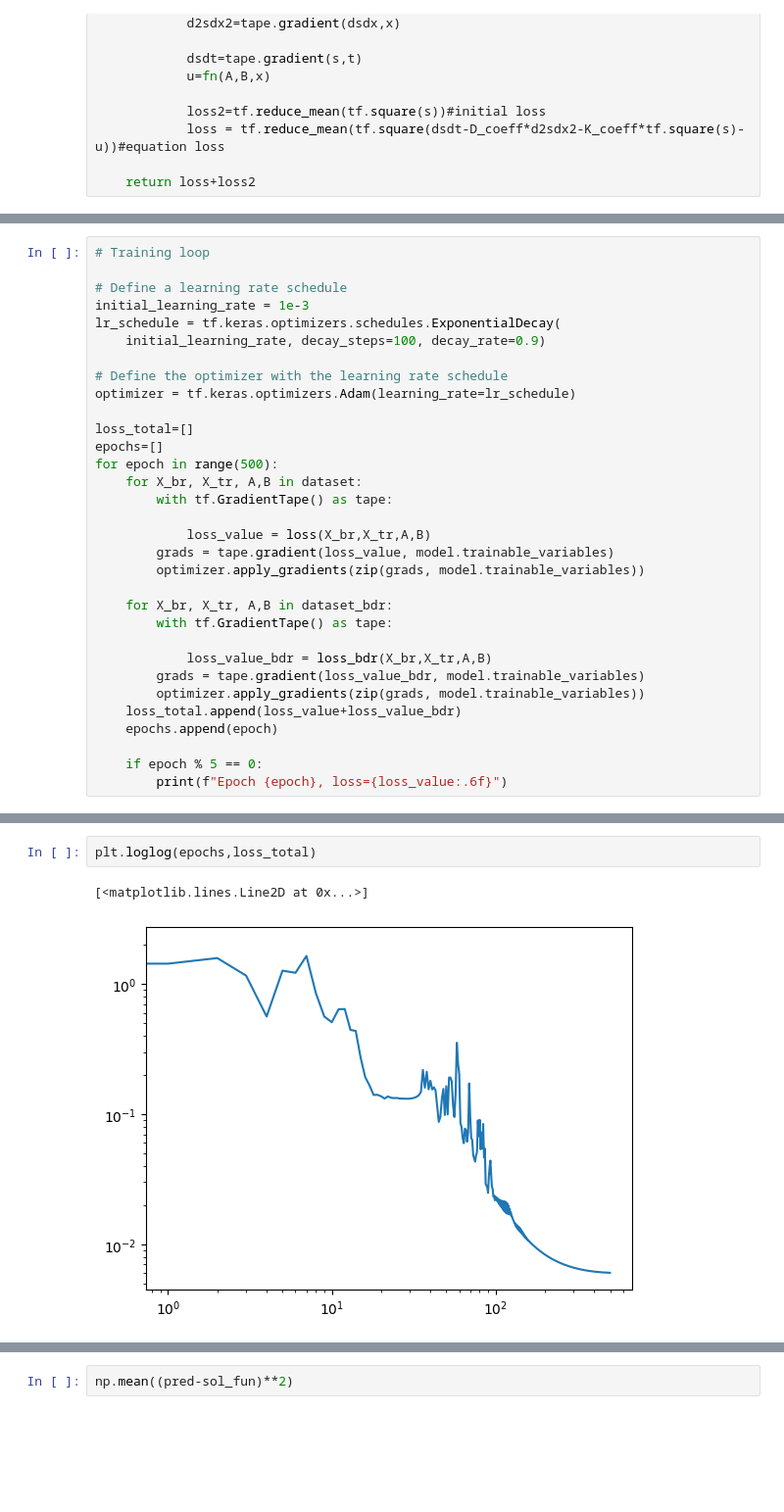
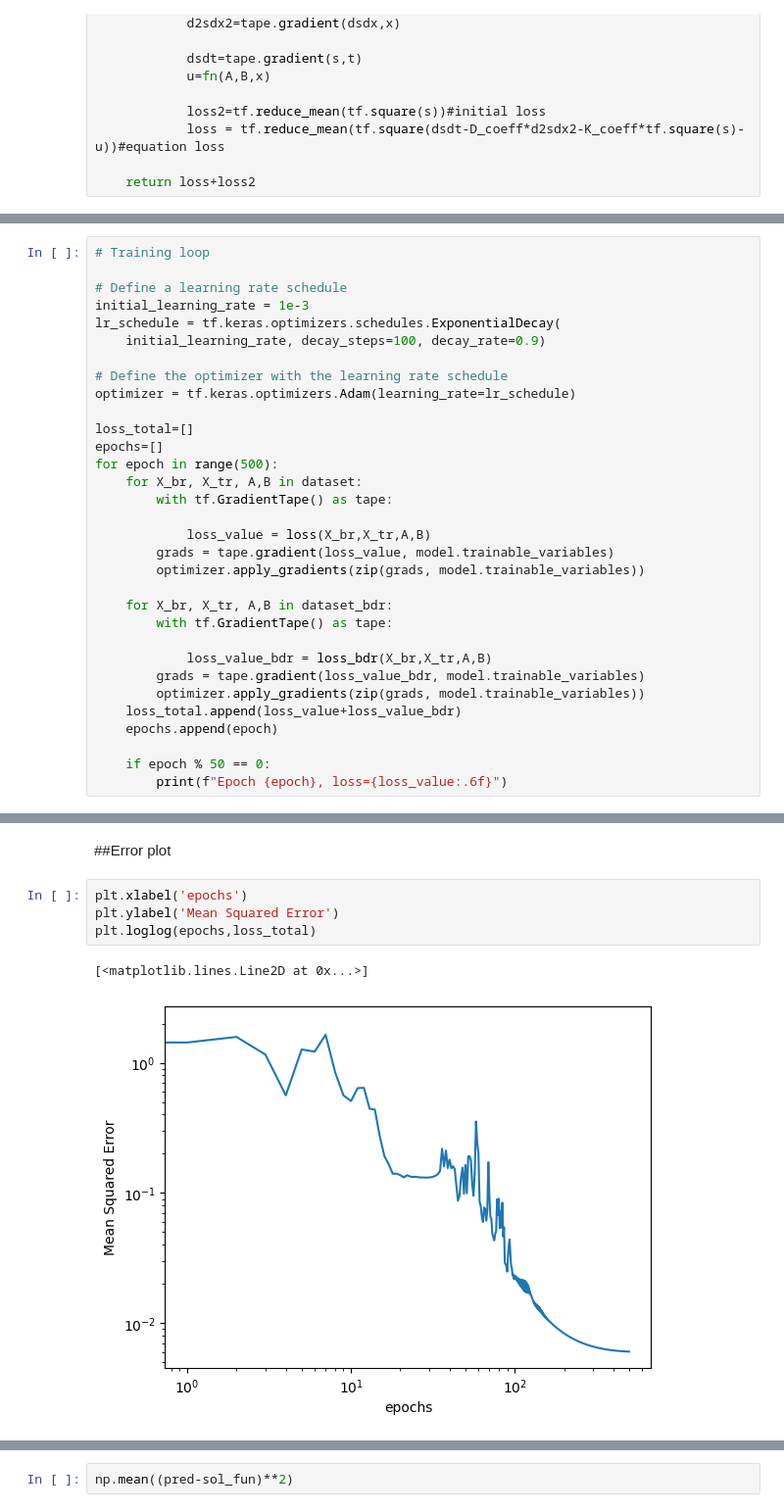
Before and after one commit to prathvikgs/btp-i, a Jupyter notebook: Copy_of_PI_DeepOnet_Reaction_Diffusion_from_scratch.ipynb, the cells around one changed output, grey strips where cells are left out. Shown at 98% size. Cells and saved outputs as stored; diff of their text form; blank space fills up the shorter version.

```diff
--- a/Copy_of_PI_DeepOnet_Reaction_Diffusion_from_scratch.ipynb
+++ b/Copy_of_PI_DeepOnet_Reaction_Diffusion_from_scratch.ipynb
@@ -256,7 +262,7 @@ for epoch in range(500):
     loss_total.append(loss_value+loss_value_bdr)
     epochs.append(epoch)
 
-    if epoch % 5 == 0:
+    if epoch % 50 == 0:
         print(f"Epoch {epoch}, loss={loss_value:.6f}")
 # %% [output]
 WARNING:tensorflow:Calling GradientTape.gradient on a persistent tape inside its context is significantly less efficient than calling it outside the context (it causes the gradient ops to be recorded  ...
@@ -284,8 +290,12 @@ Epoch 480, loss=0.002674
 Epoch 485, loss=0.002672
 Epoch 490, loss=0.002671
 Epoch 495, loss=0.002670
+# %% [markdown]
+##Error plot
 # %%
+plt.xlabel('epochs')
+plt.ylabel('Mean Squared Error')
 plt.loglog(epochs,loss_total)
 # %% [output]
 [<matplotlib.lines.Line2D at 0x...>]
-[figure, old version]
+[figure, new version]
```
Also changed, not shown: parts of 13 cells of this notebook.
